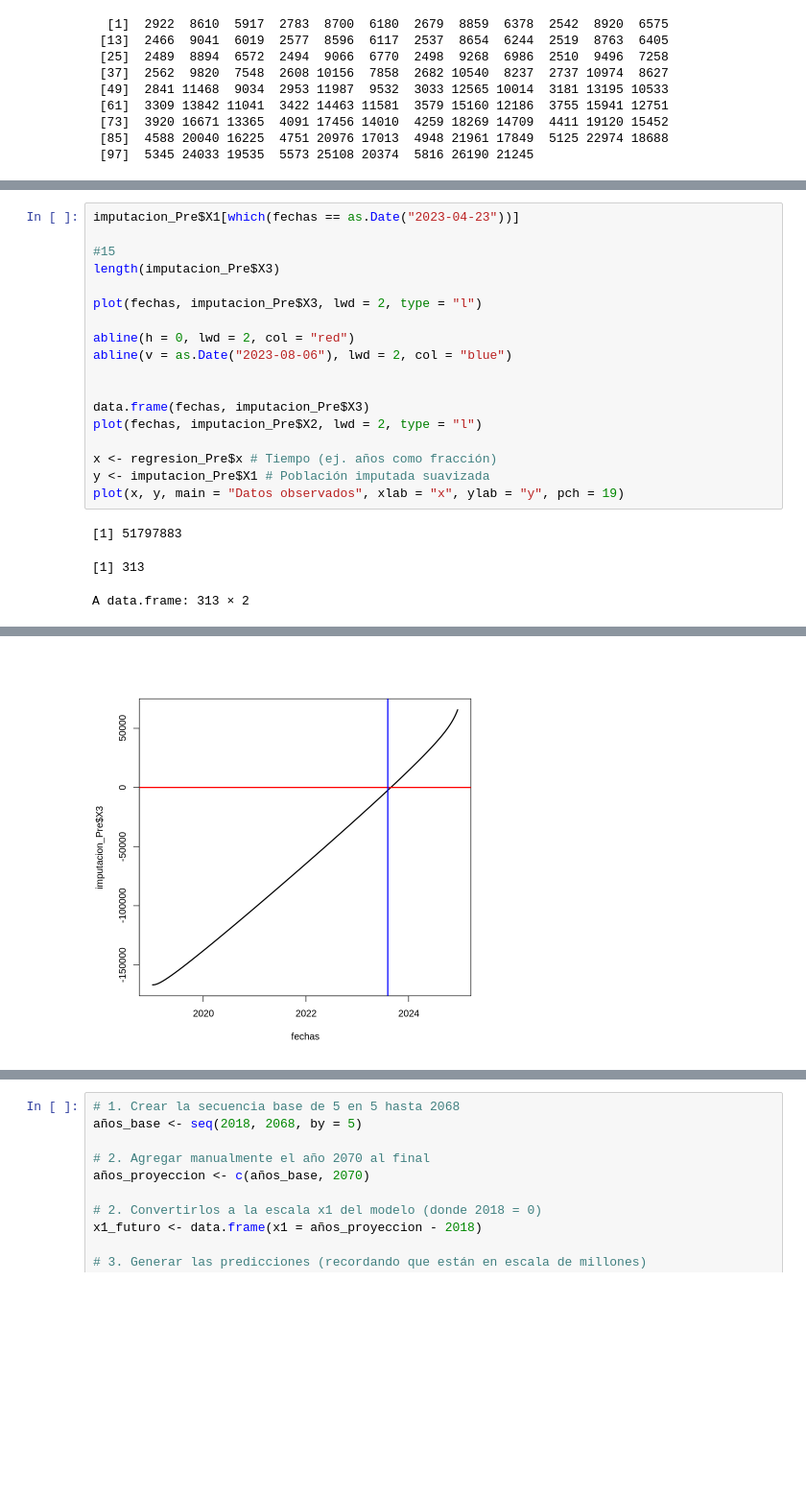
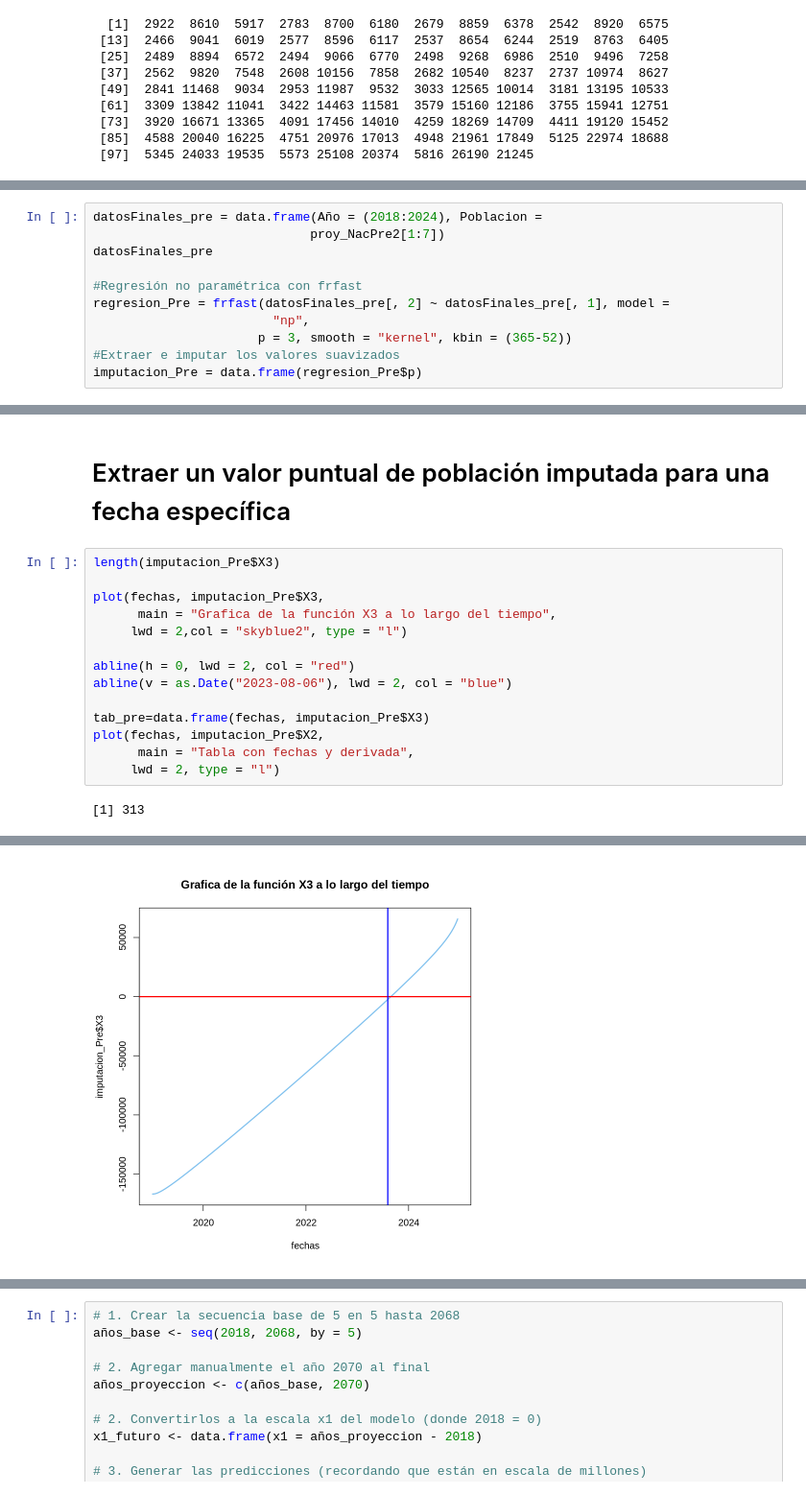
Before and after one commit to KarenPachon/An-lisis-comparativo-de-las-proyecciones-poblacionales-del-DANE-, a Jupyter notebook: Pre_covid.ipynb, the cells around one changed output, grey strips where cells are left out. Shown at 96% size. Cells and saved outputs as stored; diff of their text form; blank space fills up the shorter version.

```diff
--- a/Pre_covid.ipynb
+++ b/Pre_covid.ipynb
@@ -143,0 +151,11 @@ plot(poblacionPre_NA, pch = 20, ylim = c(0, max(na.omit(poblacionPre_NA))))
+# %%
+datosFinales_pre = data.frame(Año = (2018:2024), Poblacion =
+                             proy_NacPre2[1:7])
+datosFinales_pre
+
+#Regresión no paramétrica con frfast
+regresion_Pre = frfast(datosFinales_pre[, 2] ~ datosFinales_pre[, 1], model =
+                        "np",
+                      p = 3, smooth = "kernel", kbin = (365-52))
+#Extraer e imputar los valores suavizados
+imputacion_Pre = data.frame(regresion_Pre$p)
@@ -179,22 +203,18 @@ A data.frame: 7 × 2
+# %% [markdown]
+# Extraer un valor puntual de población imputada para una fecha específica
 # %%
-imputacion_Pre$X1[which(fechas == as.Date("2023-04-23"))]
-
-#15
 length(imputacion_Pre$X3)
 
-plot(fechas, imputacion_Pre$X3, lwd = 2, type = "l")
+plot(fechas, imputacion_Pre$X3,
+      main = "Grafica de la función X3 a lo largo del tiempo",
+     lwd = 2,col = "skyblue2", type = "l")
 
 abline(h = 0, lwd = 2, col = "red")
 abline(v = as.Date("2023-08-06"), lwd = 2, col = "blue")
 
-
-data.frame(fechas, imputacion_Pre$X3)
-plot(fechas, imputacion_Pre$X2, lwd = 2, type = "l")
-
-x <- regresion_Pre$x # Tiempo (ej. años como fracción)
-y <- imputacion_Pre$X1 # Población imputada suavizada
-plot(x, y, main = "Datos observados", xlab = "x", ylab = "y", pch = 19)
+tab_pre=data.frame(fechas, imputacion_Pre$X3)
+plot(fechas, imputacion_Pre$X2,
+      main = "Tabla con fechas y derivada",
+     lwd = 2, type = "l")
 # %% [output]
-[1] 51797883
+[1] 313
-[1] 313
-A data.frame: 313 × 2
@@ -219 +221 @@ A data.frame: 313 × 2
-[figure, old version]
+[figure, new version]
```
Also changed, not shown: parts of 40 cells of this notebook.
